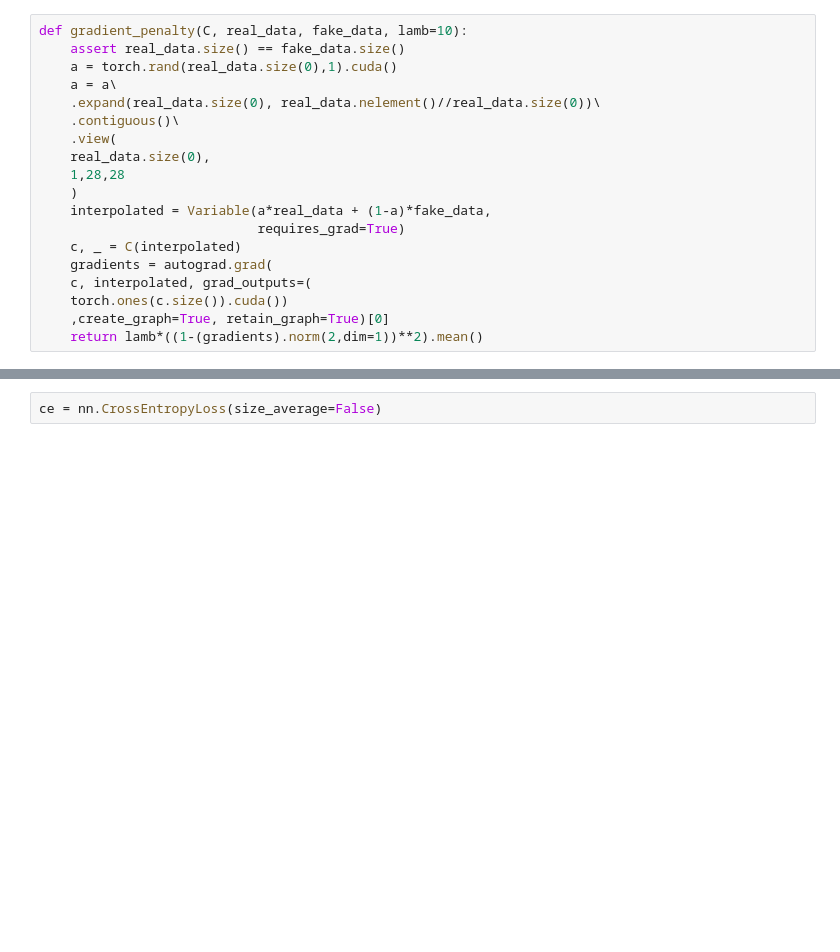
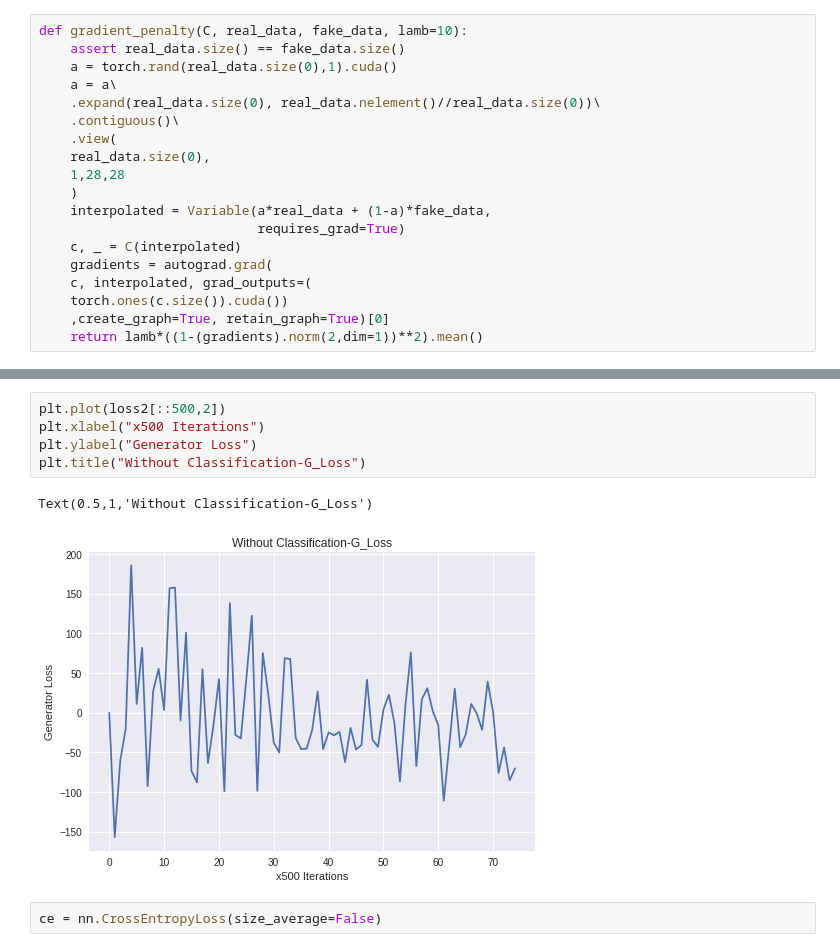
Before and after one commit to Wayne-Wonbong-Jang/Topic, a Jupyter notebook: WGAN_MNIST_Pytorch_Classification.ipynb, the cells around one changed output, grey strips where cells are left out. Drawn from its saved outputs; the diff is of its cells as text; blank space fills up the shorter version.

```diff
--- a/WGAN_MNIST_Pytorch_Classification.ipynb
+++ b/WGAN_MNIST_Pytorch_Classification.ipynb
@@ -243,3 +368,11 @@ def train(G,D, l=1e-4, n_epochs=15, start=0, weight_decay = True):
+# %%
+plt.plot(loss2[::500,2])
+plt.xlabel("x500 Iterations")
+plt.ylabel("Generator Loss")
+plt.title("Without Classification-G_Loss")
+# %% [output]
+Text(0.5,1,'Without Classification-G_Loss')
+[figure, added]
 # %%
 ce = nn.CrossEntropyLoss(size_average=False)
 # %%
```
Also changed, not shown: parts of 6 cells of this notebook.
